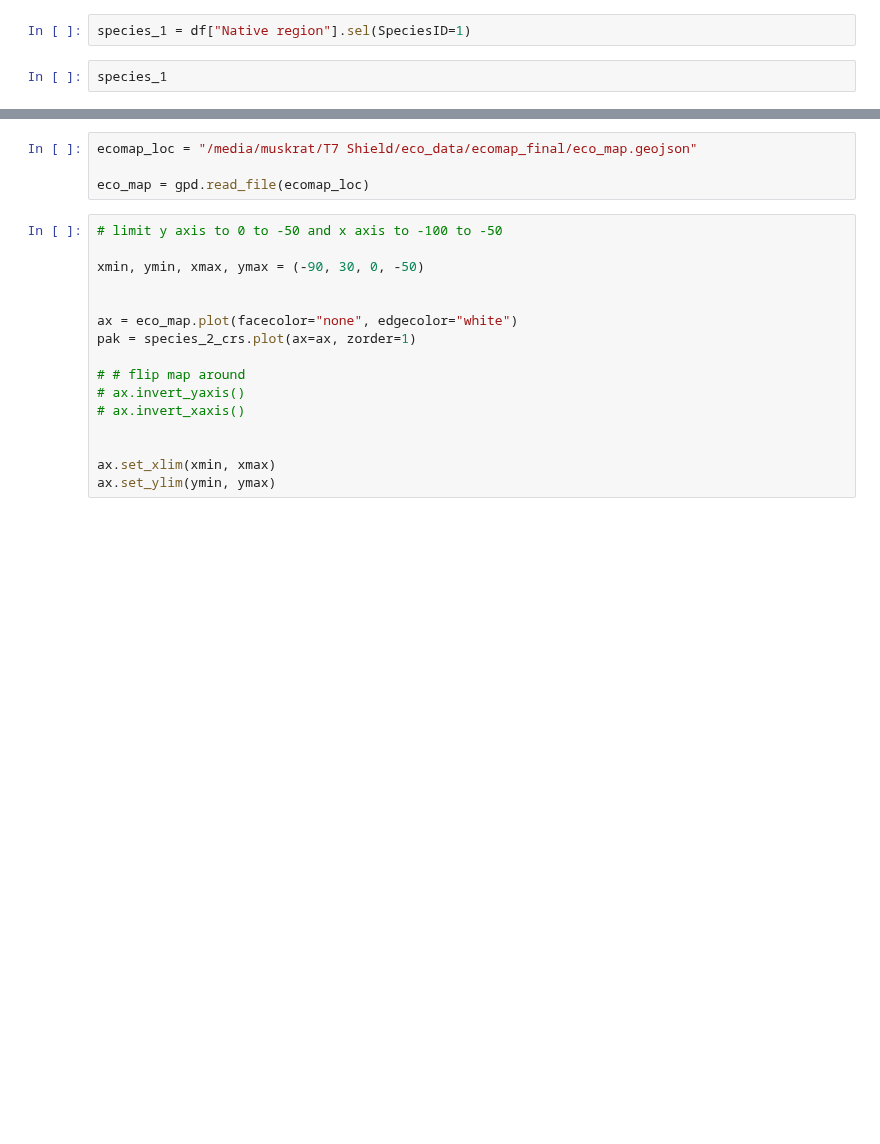
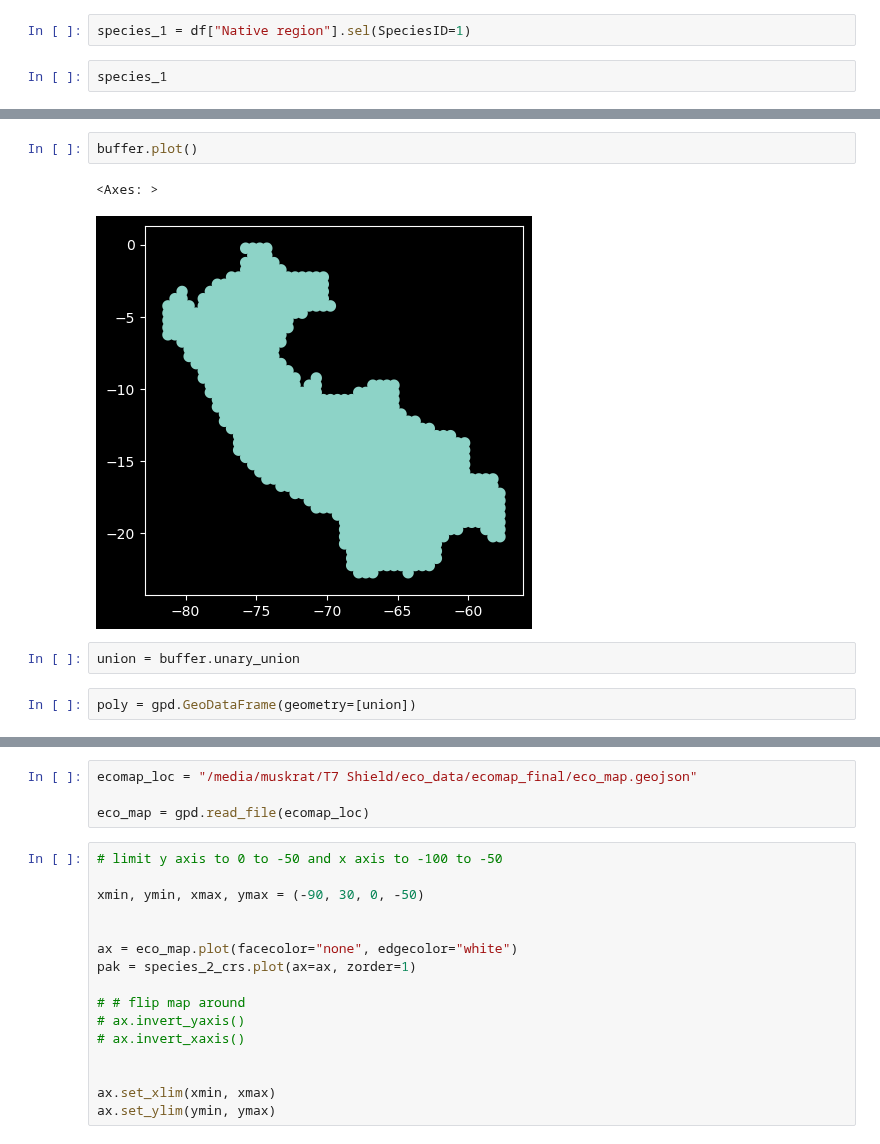
Before and after one commit to sl354207/eco_python, a Jupyter notebook: native/jann_test.ipynb, the cells around one changed output, grey strips where cells are left out. Cells and saved outputs as stored; diff of their text form; blank space fills up the shorter version.

```diff
--- a/native/jann_test.ipynb
+++ b/native/jann_test.ipynb
@@ -33,0 +120,9 @@ species_1_crs.rio.crs
+# %%
+buffer.plot()
+# %% [output]
+<Axes: >
+[figure, added]
+# %%
+union = buffer.unary_union
+# %%
+poly = gpd.GeoDataFrame(geometry=[union])
```
Also changed, not shown: parts of 32 cells of this notebook, 5 other files.
